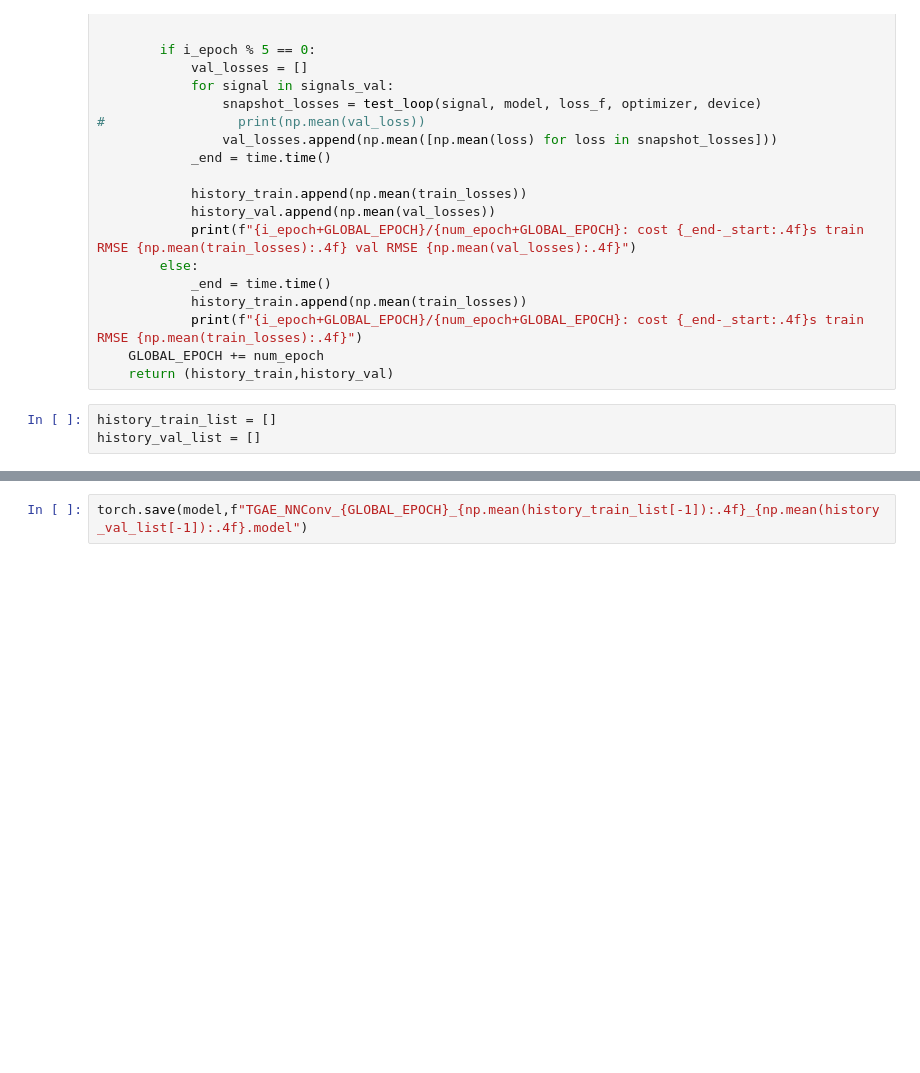
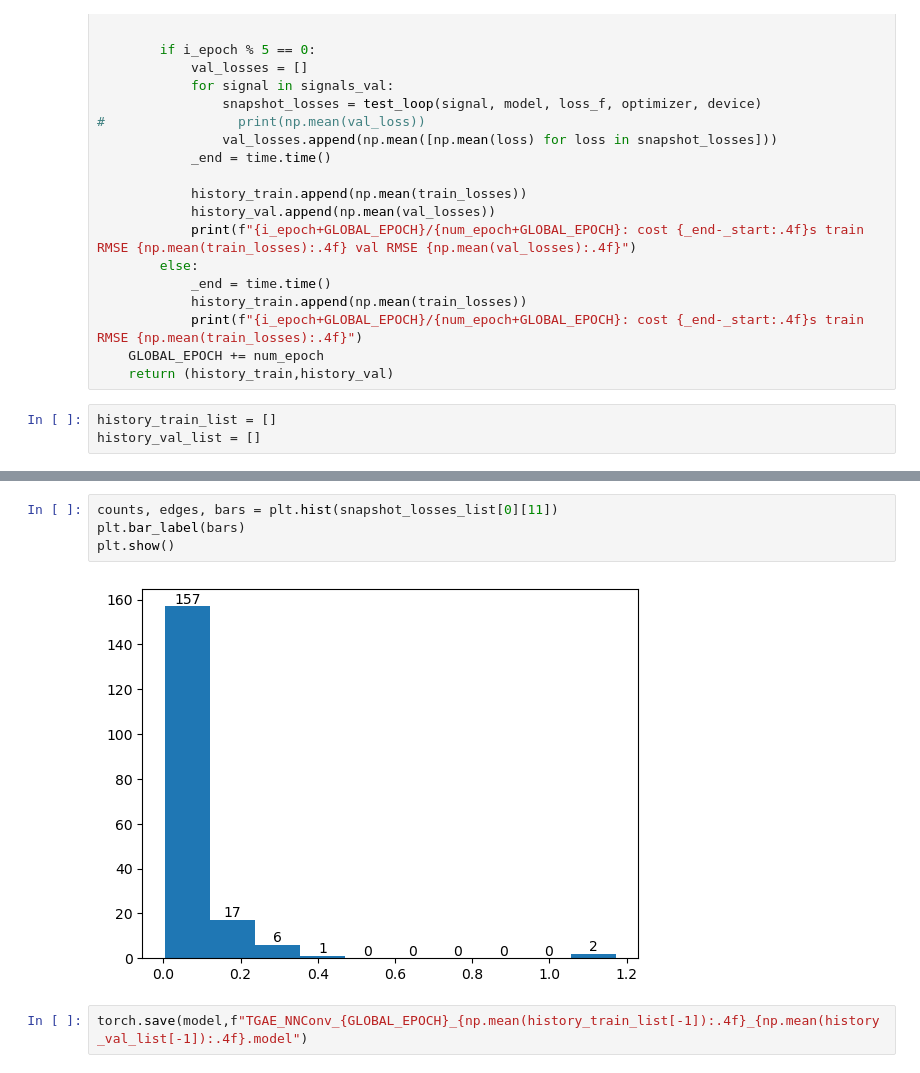
Before and after one commit to YC0806/2023-Yuchen, a Jupyter notebook: TGAE_NNConv.ipynb, the cells around one changed output, grey strips where cells are left out. Drawn from its saved outputs; the diff is of its cells as text; blank space fills up the shorter version.

```diff
--- a/TGAE_NNConv.ipynb
+++ b/TGAE_NNConv.ipynb
@@ -924,3 +958,9 @@ plt.savefig(f'val_res_TGAE_NNConv_{GLOBAL_EPOCH}_{np.mean(history_train_list[-1]
+# %%
+counts, edges, bars = plt.hist(snapshot_losses_list[0][11])
+plt.bar_label(bars)
+plt.show()
+# %% [output]
+[figure, added]
 # %%
 torch.save(model,f"TGAE_NNConv_{GLOBAL_EPOCH}_{np.mean(history_train_list[-1]):.4f}_{np.mean(history_val_list[-1]):.4f}.model")
 # %%
```
Also changed, not shown: parts of 11 cells of this notebook.
